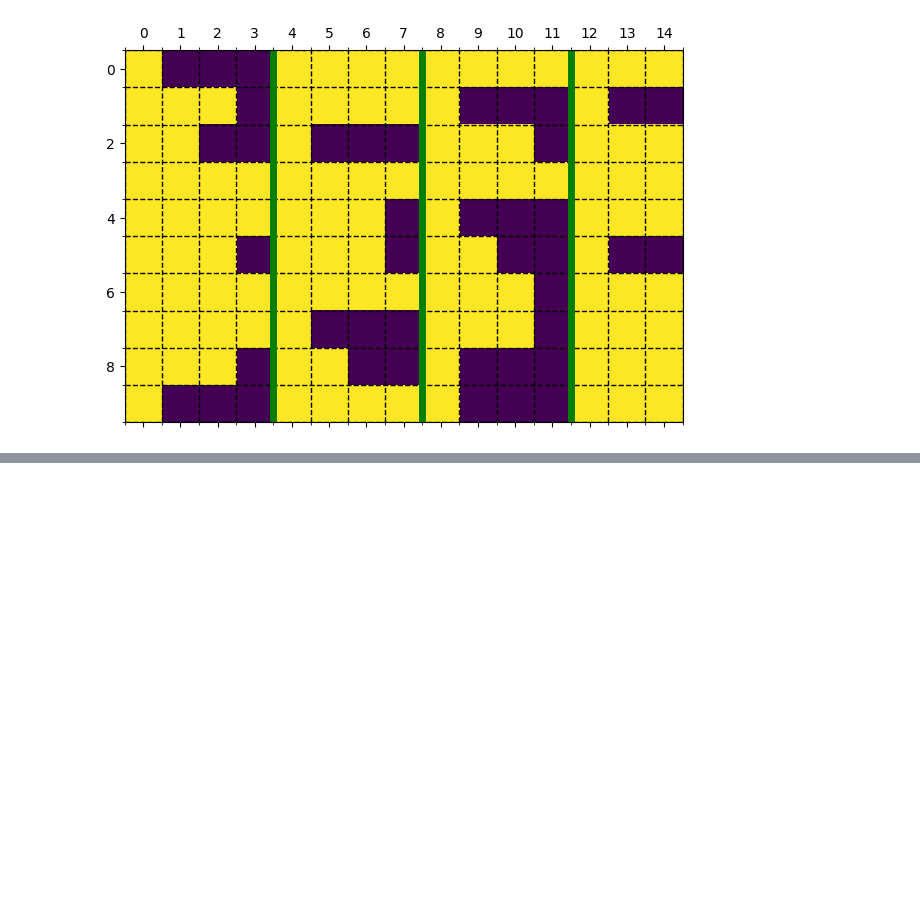
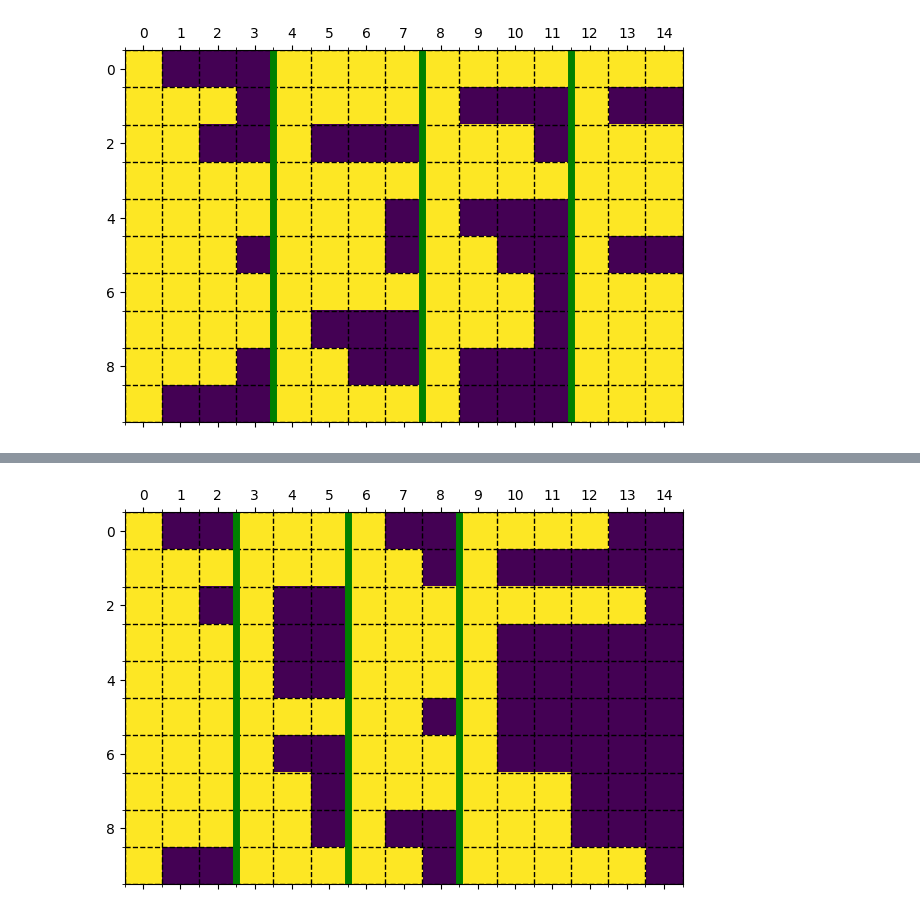
Before and after one commit to BeneWim/planes, a Jupyter notebook: initial_test.ipynb, the cells around one changed output, grey strips where cells are left out. Drawn from its saved outputs; the diff is of its cells as text; code cells hidden in the pictures; blank space fills up the shorter version.

Commit message:
Add approximation

```diff
--- a/initial_test.ipynb
+++ b/initial_test.ipynb
@@ -50,0 +51,4 @@ visualizer.show_schedule()
+# %%
+approximation = AverageApproximation(data)
+
+approximation.solve()
@@ -50,0 +68,6 @@ visualizer.show_schedule()
+# %%
+visualizer = Visualizer(approximation)
+
+visualizer.show_schedule()
+# %% [output]
+[figure, added]
```
Also changed, not shown: parts of 4 cells of this notebook, 1 other file.
